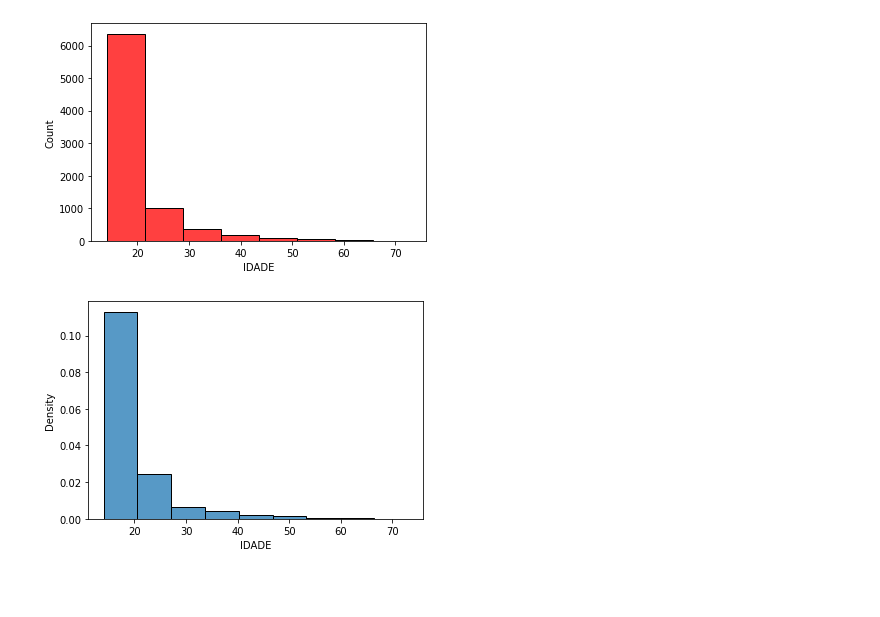
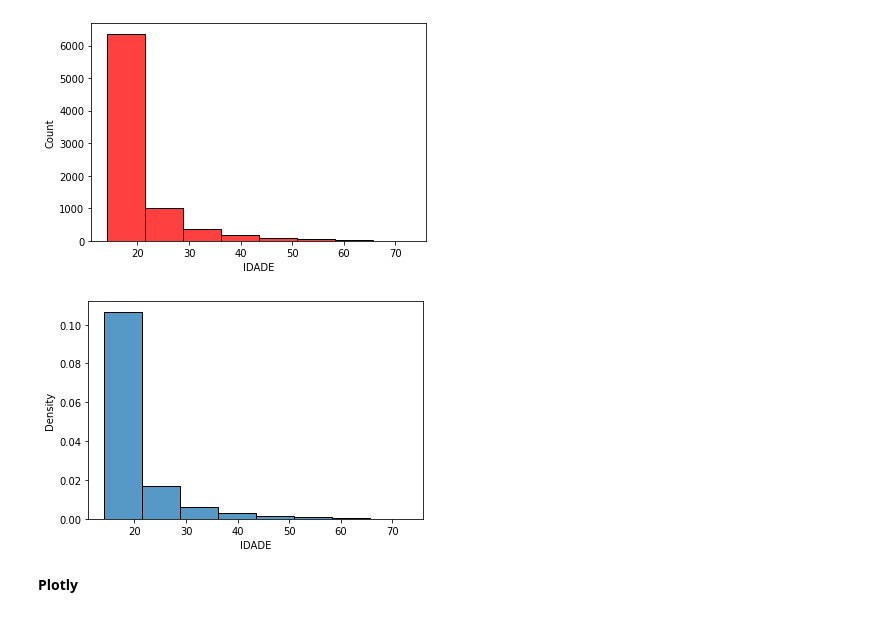
Before and after one commit to Matheusfarmaceutico/Estat-stica-e-An-lise-de-dados-com-Python, a Jupyter notebook: distribuicao_de_frequencia.ipynb, the cells around one changed output. Saved outputs shown, nothing was run; the diff lists cells and outputs as text; code cells hidden in the pictures; blank space fills up the shorter version.

```diff
--- a/distribuicao_de_frequencia.ipynb
+++ b/distribuicao_de_frequencia.ipynb
@@ -214,14 +214,17 @@ sns.histplot(enem_sorocaba["IDADE"],bins=8,color="red"); #dessa forma, o kde sem
 # %% [output]
 [figure]
 # %%
-sns.histplot(enem_sorocaba, x="IDADE",bins=9,kde=False,stat="density");
+sns.histplot(enem_sorocaba, x="IDADE",bins=8,kde=False,stat="density");
 
 # stat=count (contagem)
 # stat= probability (porcentagem)
 # stat= density (densidade)
     # Por exemplo, se eu setar o bins para 1, terei apenas um intervalo, que representará
     #aproximadamento um intervalo de (17-71). Se eu diminuir 71-17 = 54
     # pego esse 54 e multiplico por 0.017 que é mais ou menos a densidade
     #terei como resultado: 0.918 (quase 1, talvez por algum desvio n seja 1)
+# stat=frequency frequency: show the number of observations divided by the bin width
 # %% [output]
-[figure, old version]
+[figure, new version]
+# %% [markdown]
+**Plotly**
```
Also changed, not shown: parts of 3 cells of this notebook.
